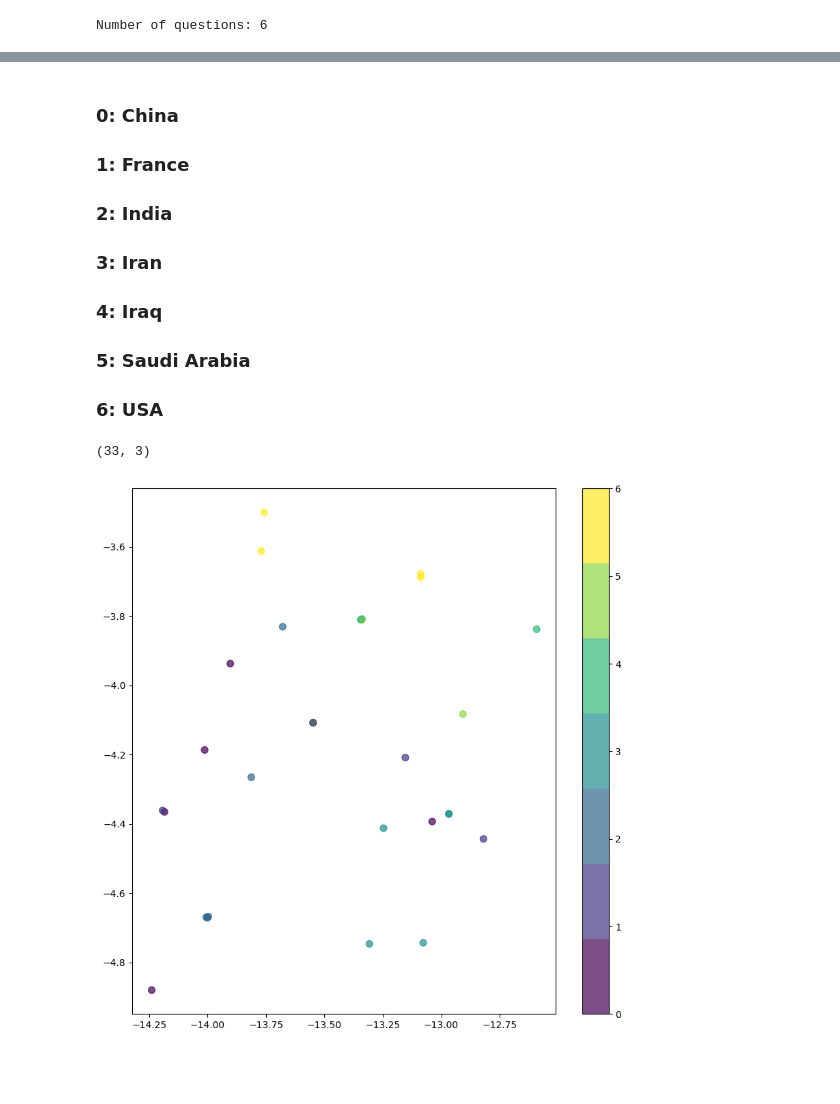
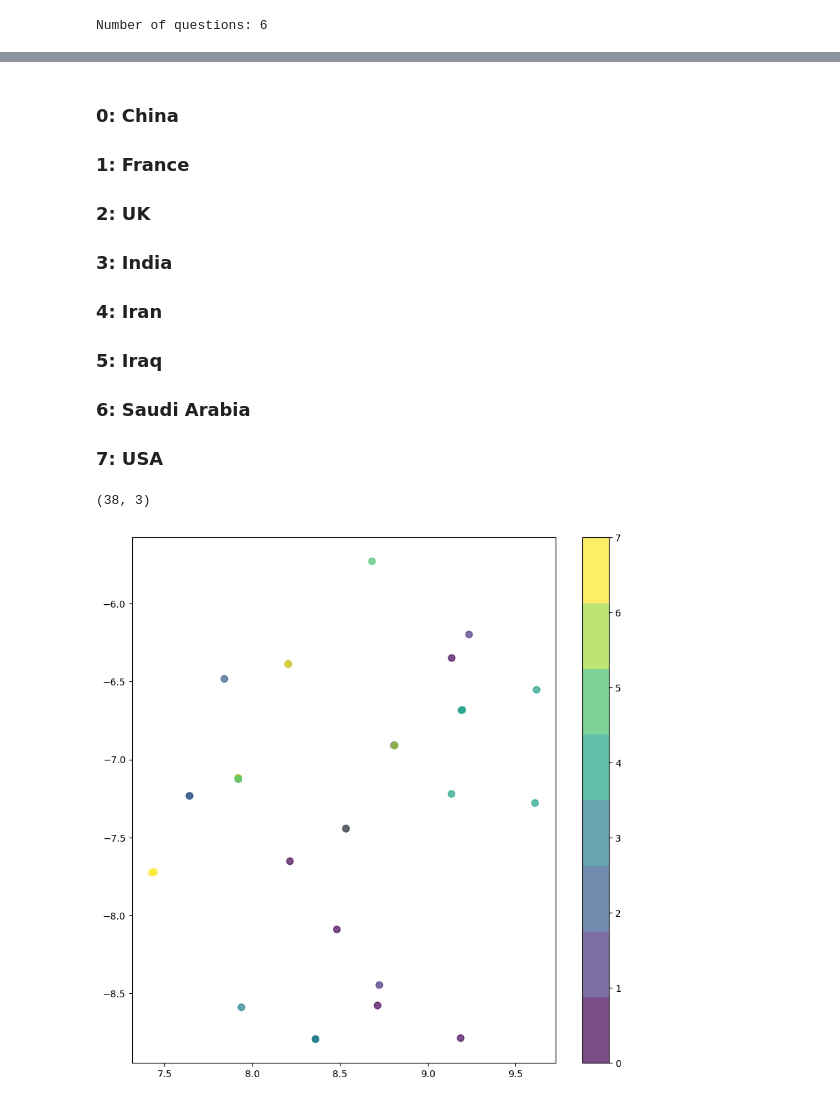
Before and after one commit to ritu1412/UN_debate, a Jupyter notebook: Code/llm_narrative.ipynb, the cells around one changed output, grey strips where cells are left out. Drawn from its saved outputs; the diff is of its cells as text; code cells hidden in the pictures; blank space fills up the shorter version.

Commit message:
Added plots and UK

```diff
--- a/Code/llm_narrative.ipynb
+++ b/Code/llm_narrative.ipynb
@@ -241,11 +299,12 @@ for question in questions:
 # %% [markdown]
 ### 0: China
 ### 1: France
-### 2: India
-### 3: Iran
-### 4: Iraq
-### 5: Saudi Arabia
-### 6: USA
+### 2: UK
+### 3: India
+### 4: Iran
+### 5: Iraq
+### 6: Saudi Arabia
+### 7: USA
 # %%
 with open("../data/processed/UN_data_with_narrative_answers.json") as f:
     data = json.load(f)
@@ -255,34 +314,34 @@ labels = df['label'].to_list()
 # %%
 # Load the latent vectors
 df_vectors = pd.read_csv("../data/processed/latent_vector_3.csv", header=None)
 data_vectors = df_vectors.values
 print(data_vectors.shape)
 
 # Check the number of samples
 n_samples = data_vectors.shape[0]
 
 # Set the perplexity parameter to be less than the number of samples
 perplexity = min(30, n_samples - 1)
 
 # Apply TSNE to reduce the dimensions to 2D
 tsne = TSNE(n_components=2, perplexity=perplexity, random_state=42)
 v_2d = tsne.fit_transform(data_vectors)
 
 # Create a scatter plot with different colors for each label
 plt.figure(figsize=(10, 10))
 
 # Define a colormap for 7 distinct labels (0-6)
-colors = plt.get_cmap('viridis', 7)
+colors = plt.get_cmap('viridis', 8)
 
 # Plot the 2D embeddings
 sc = plt.scatter(v_2d[:, 0], v_2d[:, 1], c=labels, cmap=colors, s=50, alpha=0.7)
 
 # Adding a colorbar and adjusting to show the range of labels
 cbar = plt.colorbar(sc)
-cbar.set_ticks(np.arange(0, 7))
-cbar.set_ticklabels(np.arange(0, 7))
+cbar.set_ticks(np.arange(0, 8))
+cbar.set_ticklabels(np.arange(0, 8))
 
 plt.show()
 # %% [output]
-(33, 3)
+(38, 3)
-[figure, old version]
+[figure, new version]
```
Also changed, not shown: parts of 10 cells of this notebook, 7 other files.
